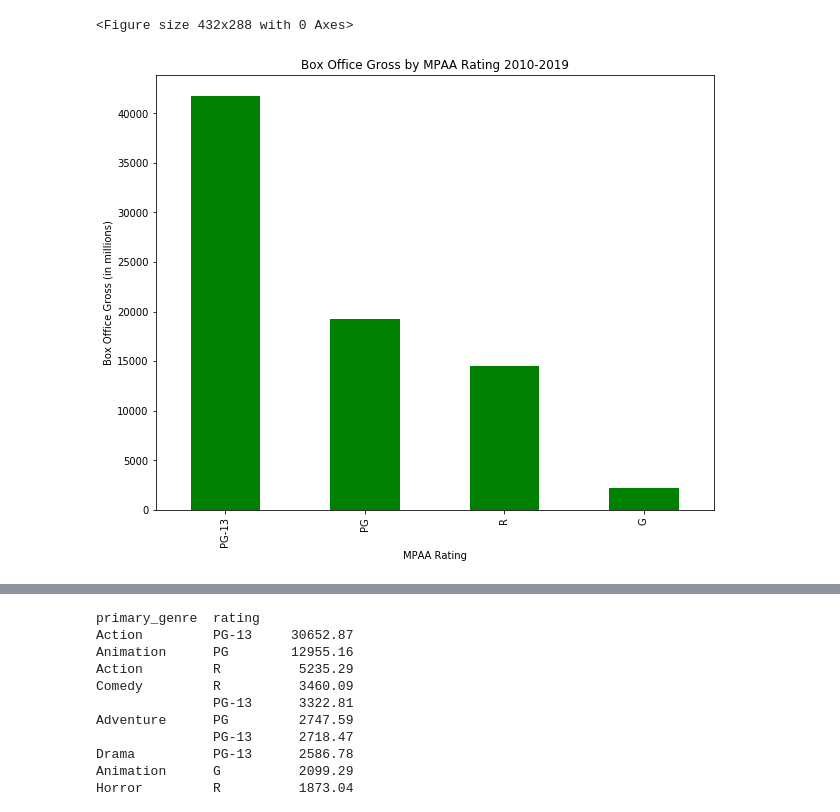
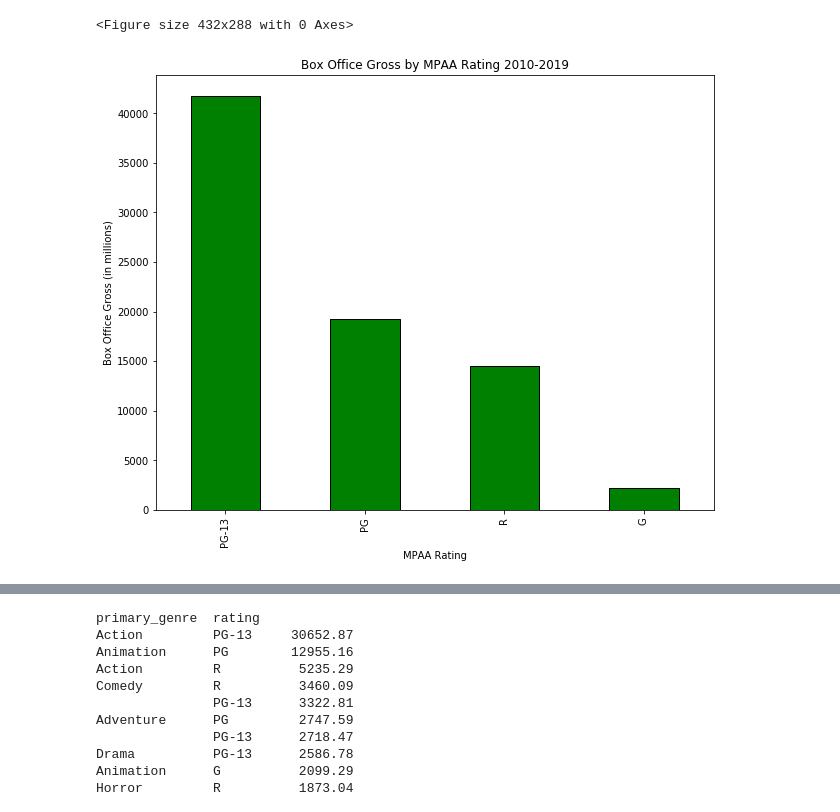
Before and after one commit to dwalkup/movie_revenue_by_genre, a Jupyter notebook: data-combination-and-visualization.ipynb, the cells around one changed output, grey strips where cells are left out. Drawn from its saved outputs; the diff is of its cells as text; code cells hidden in the pictures.

```diff
--- a/data-combination-and-visualization.ipynb
+++ b/data-combination-and-visualization.ipynb
@@ -187,9 +96,10 @@ rating_gross_df = full_df.groupby('rating')['gross'].sum().sort_values(ascending
 # %%
 rating_gross_df.plot(kind='bar',
                     figsize=(10,8),
-                    color='green');
+                    color='green',
+                    edgecolor='black');
 plt.title('Box Office Gross by MPAA Rating 2010-2019');
 plt.xlabel('MPAA Rating');
 plt.ylabel('Box Office Gross (in millions)');
 # %% [output]
-[figure, old version]
+[figure, new version]
```
Also changed, not shown: parts of 26 cells of this notebook.
